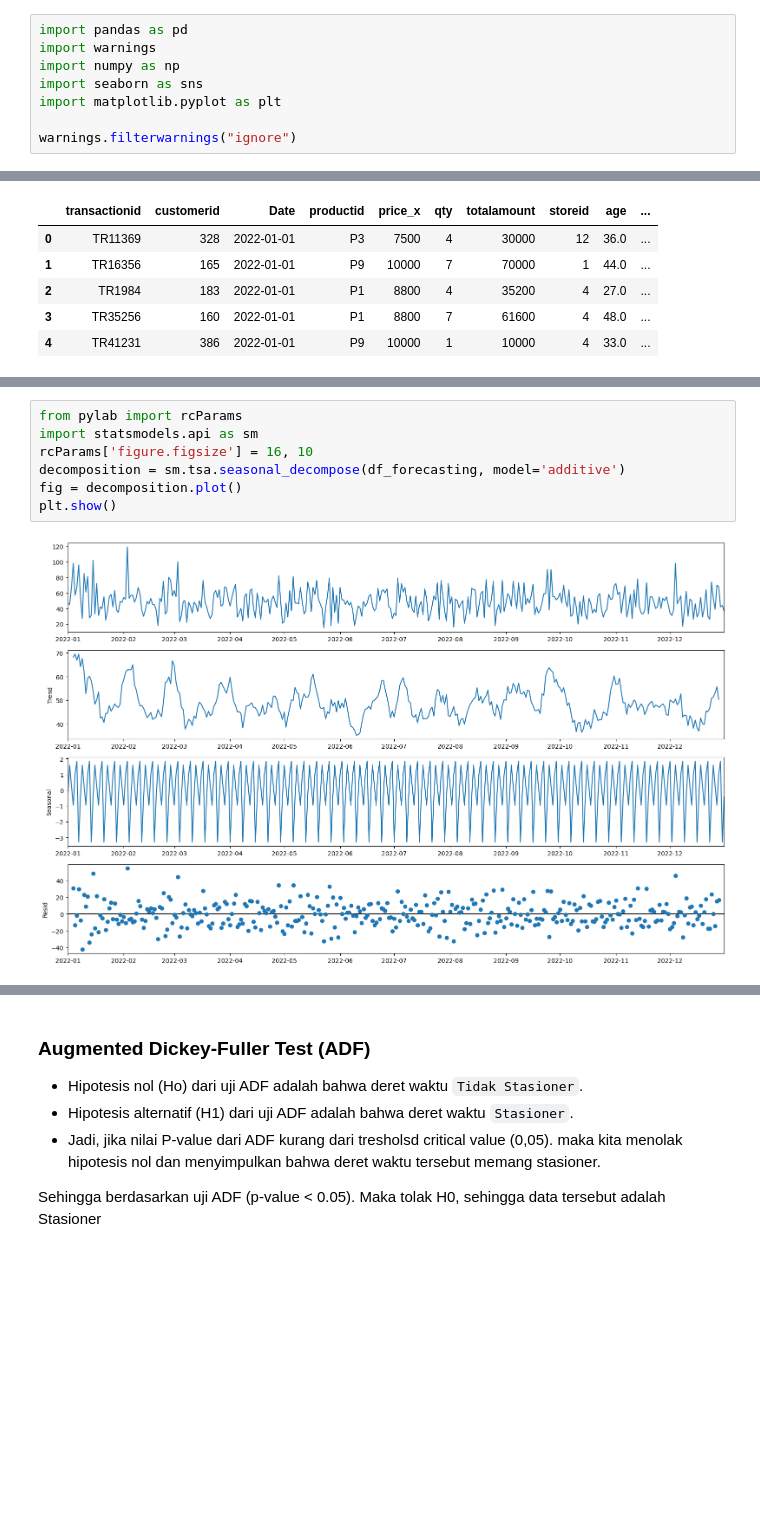
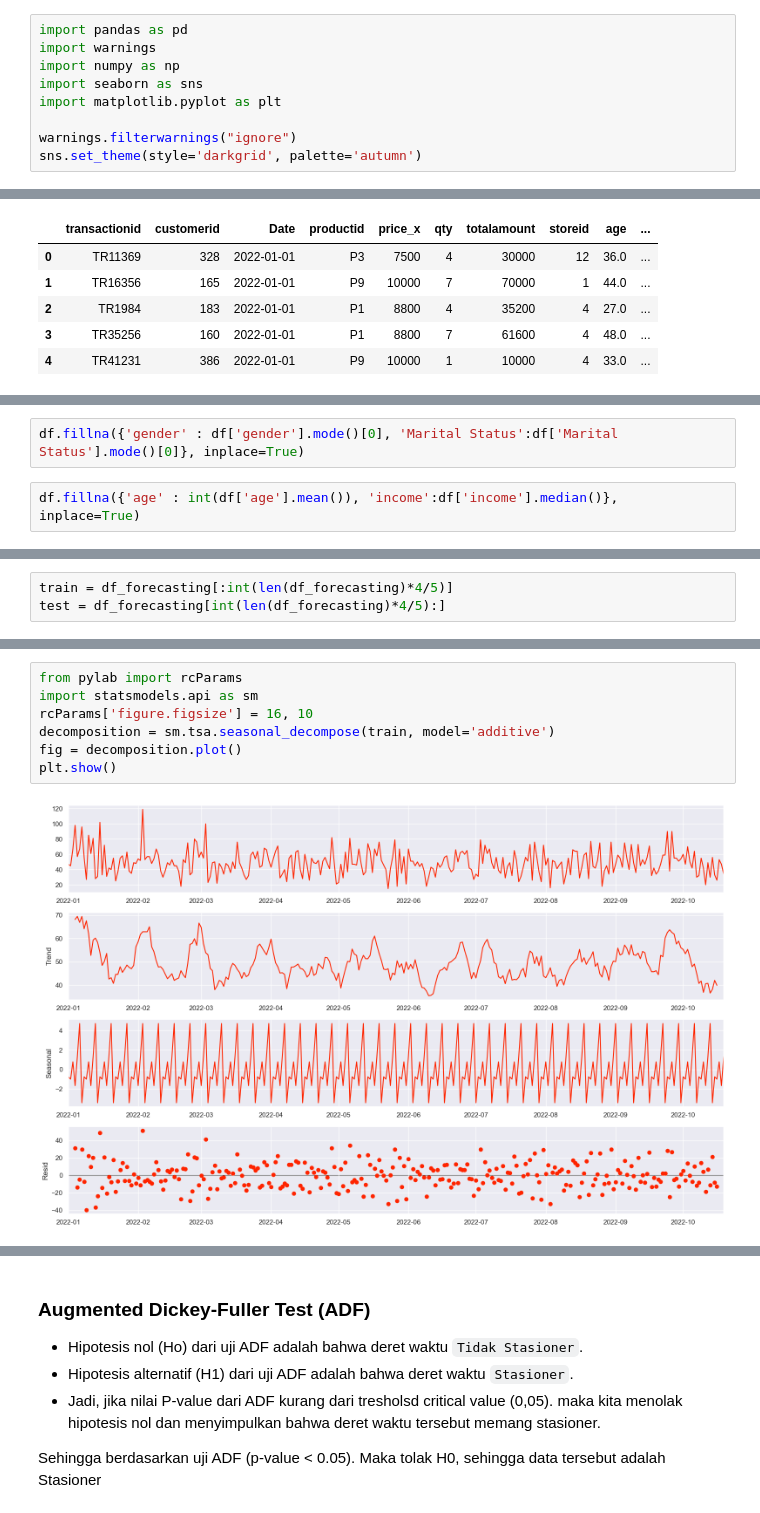
Before and after one commit to JodhiKrisantus/Time-Series-Forecasting-And-Customer-Personality-Segmentation, a Jupyter notebook: script_python.ipynb, the cells around one changed output, grey strips where cells are left out. Drawn from its saved outputs; the diff is of its cells as text; blank space fills up the shorter version.

```diff
--- a/script_python.ipynb
+++ b/script_python.ipynb
@@ -6,6 +6,7 @@ import seaborn as sns
 import matplotlib.pyplot as plt
 
 warnings.filterwarnings("ignore")
+sns.set_theme(style='darkgrid', palette='autumn')
 # %%
 df_customer = pd.read_csv('Customer_clean.csv')
 df_product = pd.read_csv('Product_clean.csv')
@@ -179,0 +241,4 @@ df.head()
+# %%
+df.fillna({'gender' : df['gender'].mode()[0], 'Marital Status':df['Marital Status'].mode()[0]}, inplace=True)
+# %%
+df.fillna({'age' : int(df['age'].mean()), 'income':df['income'].median()}, inplace=True)
@@ -200 +282,4 @@ df_forecasting
+# %%
+train = df_forecasting[:int(len(df_forecasting)*4/5)]
+test = df_forecasting[int(len(df_forecasting)*4/5):]
 # %% [markdown]
@@ -211,9 +296,9 @@ sns.lineplot(data=df_forecasting, x=df_forecasting.index, y= 'qty')
 # %%
 from pylab import rcParams
 import statsmodels.api as sm
 rcParams['figure.figsize'] = 16, 10
-decomposition = sm.tsa.seasonal_decompose(df_forecasting, model='additive')
+decomposition = sm.tsa.seasonal_decompose(train, model='additive')
 fig = decomposition.plot()
 plt.show()
 # %% [output]
-[figure, old version]
+[figure, new version]
```
Also changed, not shown: parts of 51 cells of this notebook.
